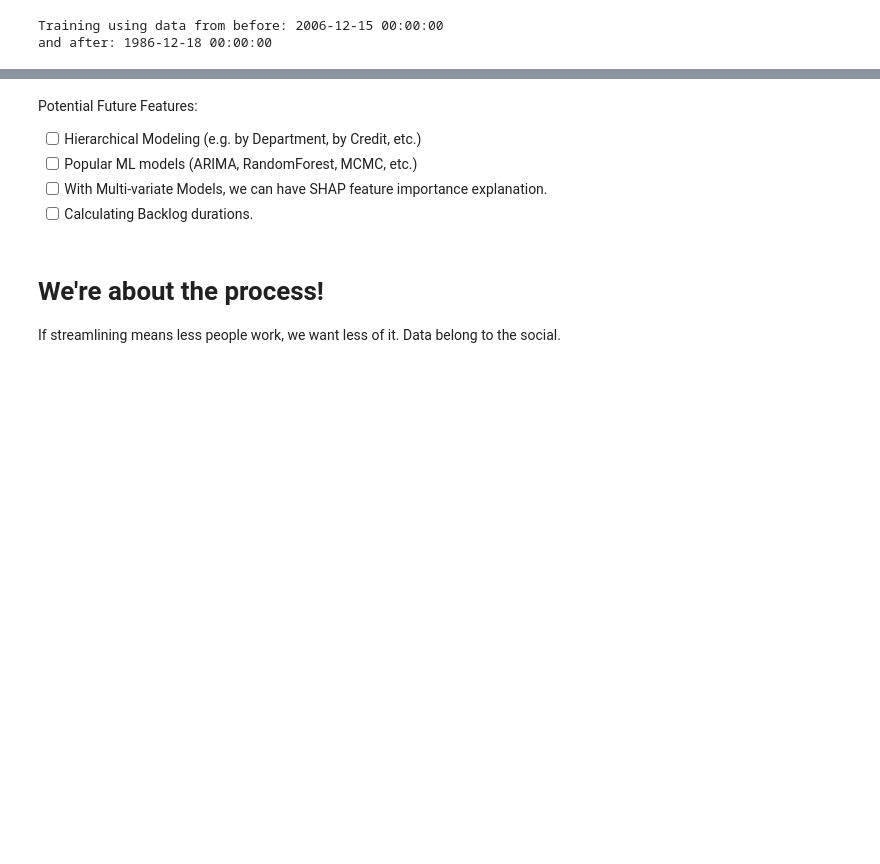
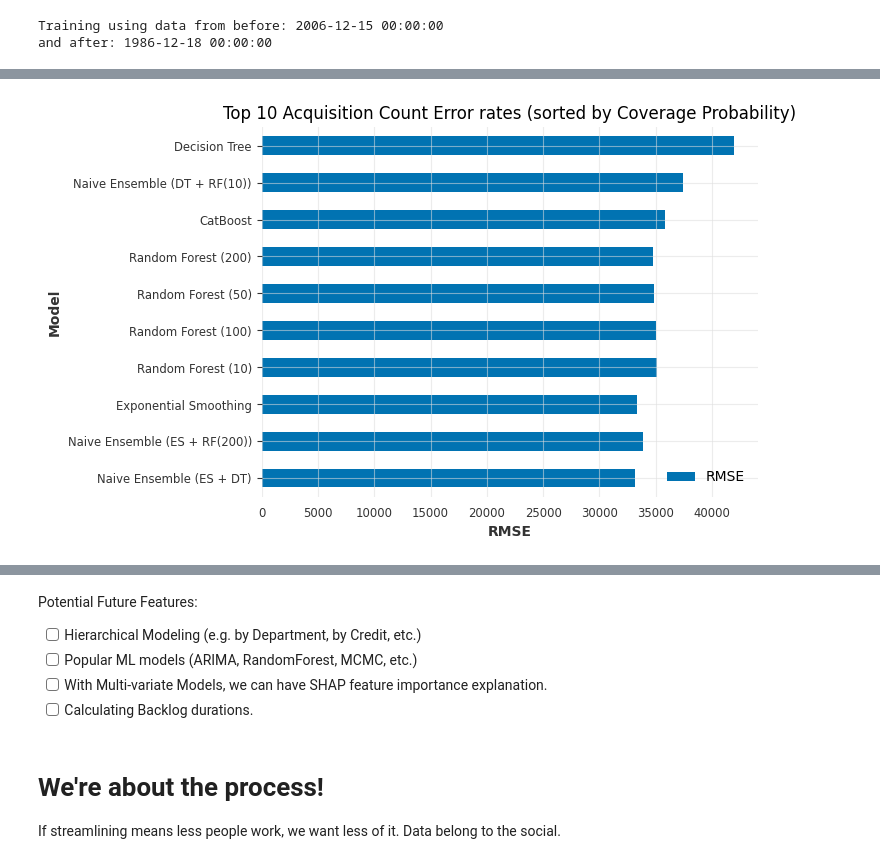
Before and after one commit to marisol-yake/MMM-museum-analytics, a Jupyter notebook: examples/NYC_MoMA_Example/Collections Time Series Forecasting.ipynb, the cells around one changed output, grey strips where cells are left out. Saved outputs shown, nothing was run; the diff lists cells and outputs as text; code cells hidden in the pictures; blank space fills up the shorter version.

Commit message:
update data viz

```diff
--- a/examples/NYC_MoMA_Example/Collections Time Series Forecasting.ipynb
+++ b/examples/NYC_MoMA_Example/Collections Time Series Forecasting.ipynb
@@ -379,0 +446,7 @@ for model_name, model in models.items():
+# %%
+# Model performance visual comparisons
+results = pd.DataFrame(results)
+results.sort_values(
+    by = ["Coverage Probability", "RMSE", "MAE",],
+    ascending = [False, True, True]
+).head(10)
@@ -379,0 +465,15 @@ for model_name, model in models.items():
+# %%
+# Top 10 models with a Coverage Probability over 10%
+# How to add Coverage Probability label onto bars?
+(results[results["Coverage Probability"] >= 0.95]
+ .sort_values(["Coverage Probability", "RMSE"], ascending = [False, True])
+ .head(10)
+ .plot
+ .barh("Model", "RMSE")
+ .set_xlabel("RMSE")
+)
+plt.title("Top 10 Acquisition Count Error rates (sorted by Coverage Probability)")
+plt.grid(alpha = 0.55)
+plt.gca().invert_yaxis()
+# %% [output]
+[figure, added]
```
Also changed, not shown: parts of 12 cells of this notebook.
